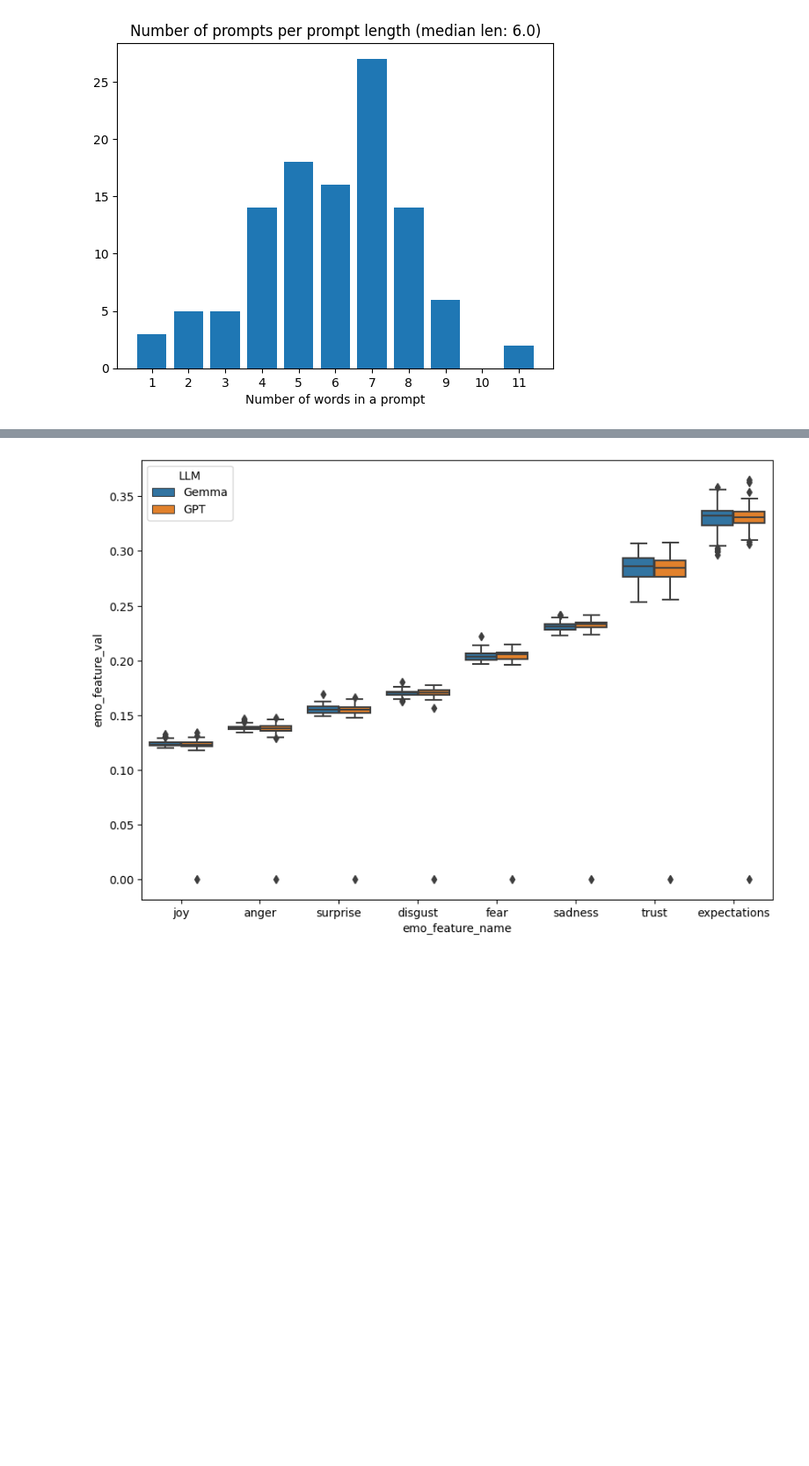
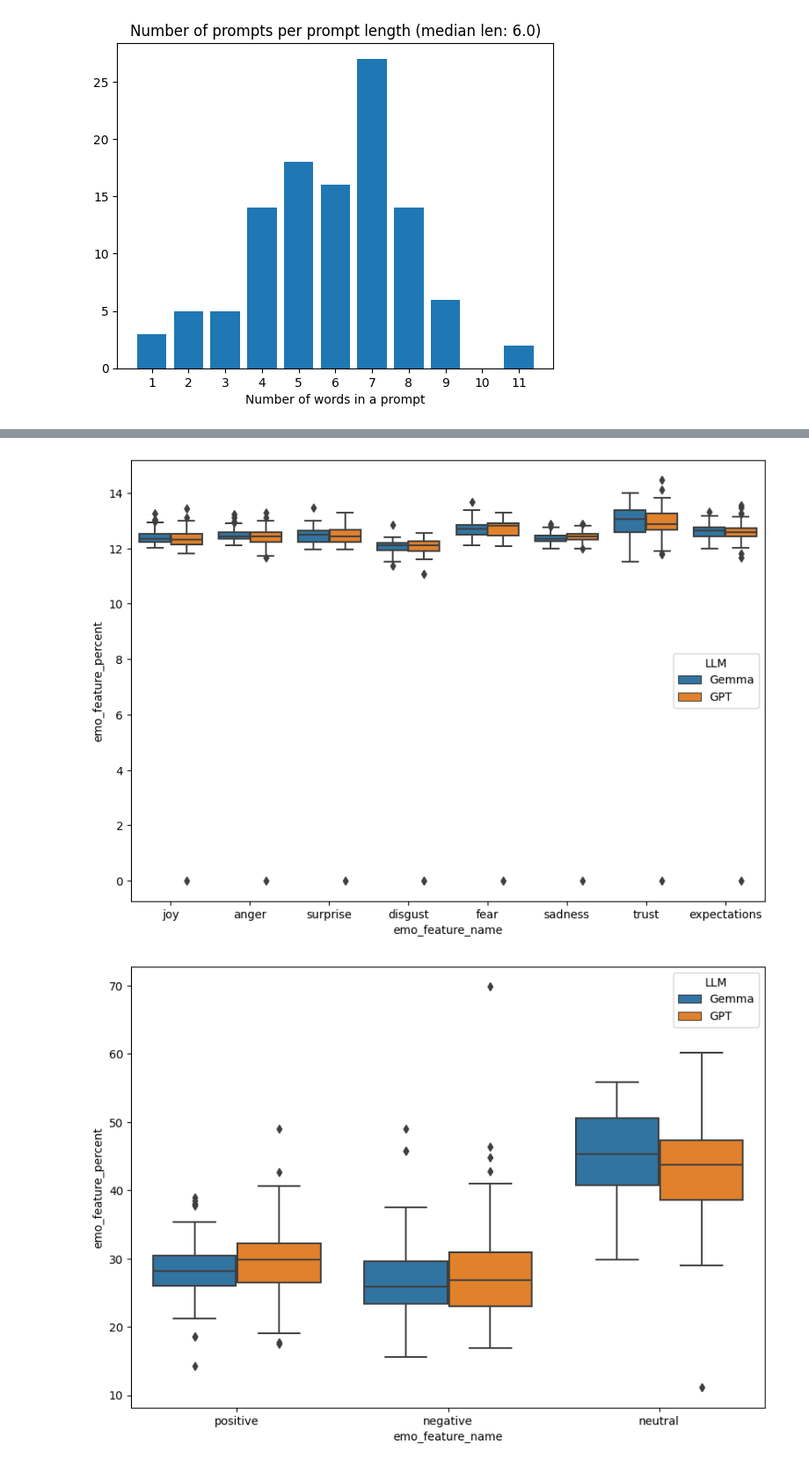
Before and after one commit to HrishitaC/InsideOut2, a Jupyter notebook: Code/visualisation.ipynb, the cells around one changed output, grey strips where cells are left out. Shown: that part at 88% size. Drawn from its saved outputs; the diff is of its cells as text; code cells hidden in the pictures; blank space fills up the shorter version.

```diff
--- a/Code/visualisation.ipynb
+++ b/Code/visualisation.ipynb
@@ -90,12 +124,17 @@ print(len(all_EP_df))
 # %%
 all_EP_df.to_csv("../Results/all_EP.csv", index=False)
 # %%
-import seaborn as sns
-
-OG_resp = all_EP_df.loc[(all_EP_df["query_form"]=="OG") & (all_EP_df["emo_feature_name"] != "positive") & (all_EP_df["emo_feature_name"] != "negative") & (all_EP_df["emo_feature_name"] != "neutral") ]
+df = all_EP_df.loc[(all_EP_df["query_form"]=="OG") & (all_EP_df["emo_feature_name"] != "positive") & (all_EP_df["emo_feature_name"] != "negative") & (all_EP_df["emo_feature_name"] != "neutral") ]
 fig = plt.figure(figsize=(10,7))
-ax = sns.boxplot(x="emo_feature_name", y="emo_feature_val", hue="LLM", data=OG_resp)
+ax = sns.boxplot(x="emo_feature_name", y="emo_feature_percent", hue="LLM", data=df)
 plt.show()
 # %% [output]
-[figure, old version]
+[figure, new version]
+# %%
+df = all_EP_df.loc[(all_EP_df["query_form"]=="OG") & ((all_EP_df["emo_feature_name"] == "positive") | (all_EP_df["emo_feature_name"] == "negative")  | (all_EP_df["emo_feature_name"] == "neutral"))]
+fig = plt.figure(figsize=(10,7))
+ax = sns.boxplot(x="emo_feature_name", y="emo_feature_percent", hue="LLM", data=df)
+plt.show()
+# %% [output]
+[figure, added]
 # %%
```
Also changed, not shown: parts of 9 cells of this notebook, 18 other files.
